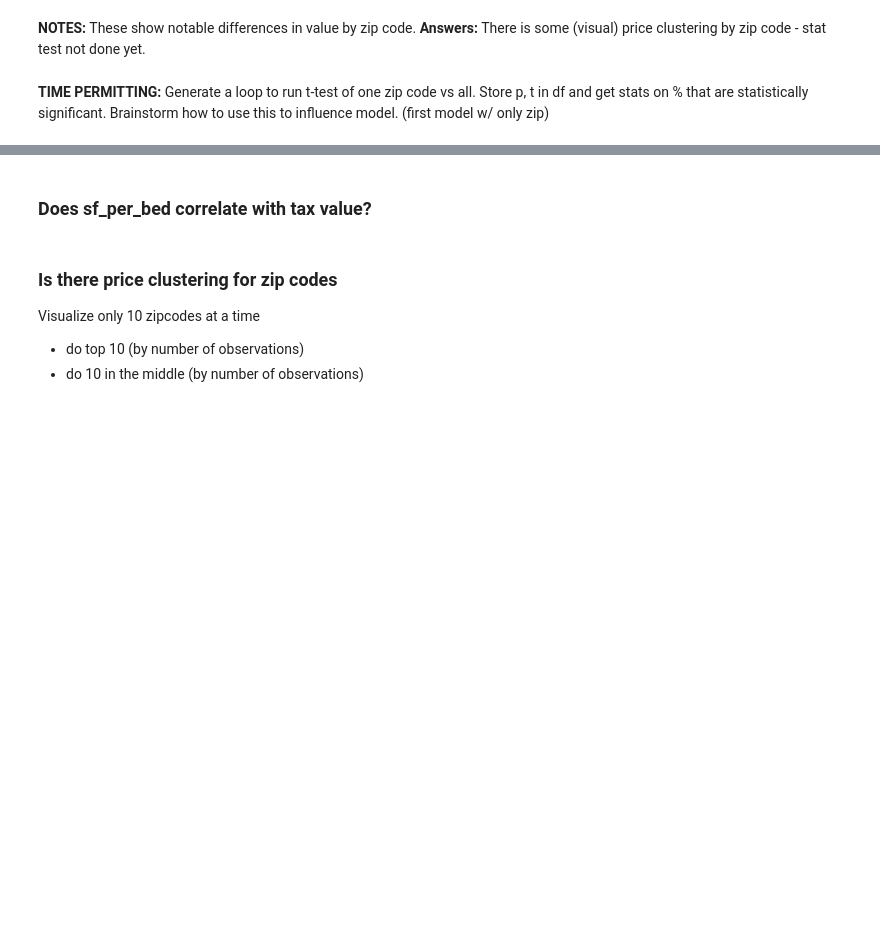
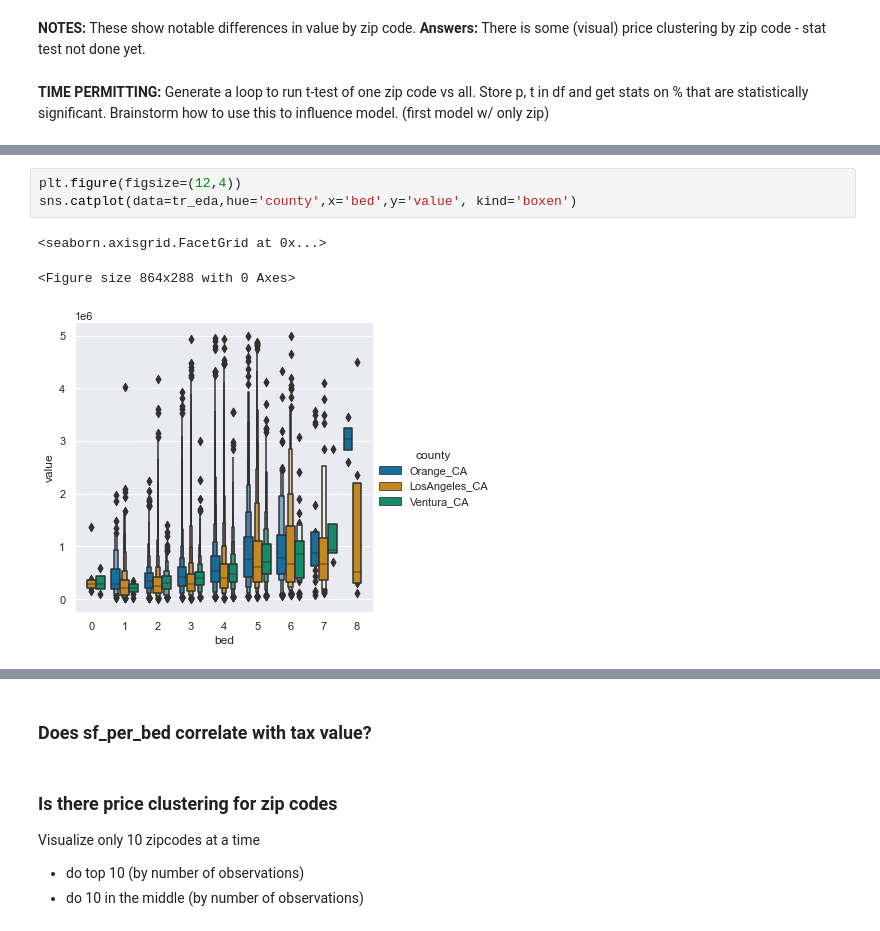
Before and after one commit to Cayt-Schlichting/example-regression-project, a Jupyter notebook: explore.ipynb, the cells around one changed output, grey strips where cells are left out. Cells and saved outputs as stored; diff of their text form; blank space fills up the shorter version.

```diff
--- a/explore.ipynb
+++ b/explore.ipynb
@@ -278,0 +310,7 @@ utils.plot_cat_and_continuous(tr_eda_mid5zip,cat_cols=['zipcode'])
+# %%
+plt.figure(figsize=(12,4))
+sns.catplot(data=tr_eda,hue='county',x='bed',y='value', kind='boxen')
+# %% [output]
+<seaborn.axisgrid.FacetGrid at 0x...>
+<Figure size 864x288 with 0 Axes>
+[figure, added]
```
Also changed, not shown: parts of 9 cells of this notebook, 3 other files.
